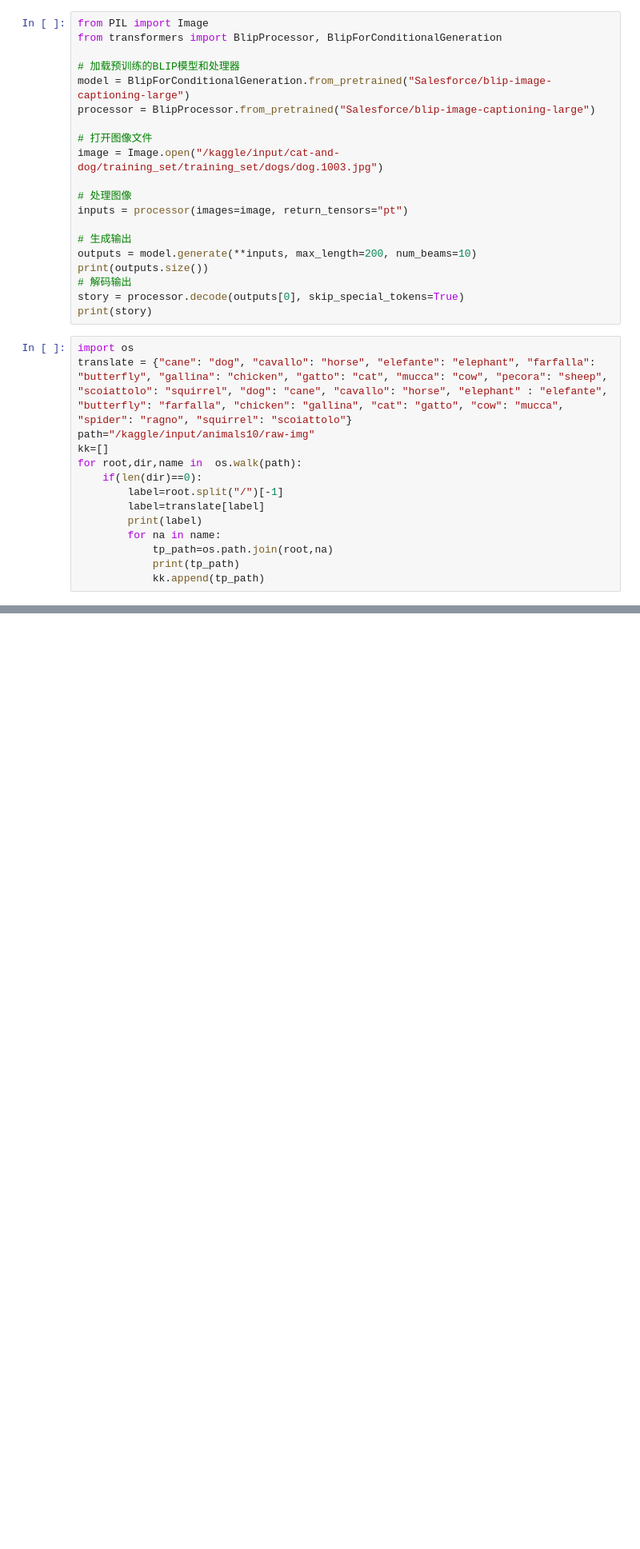
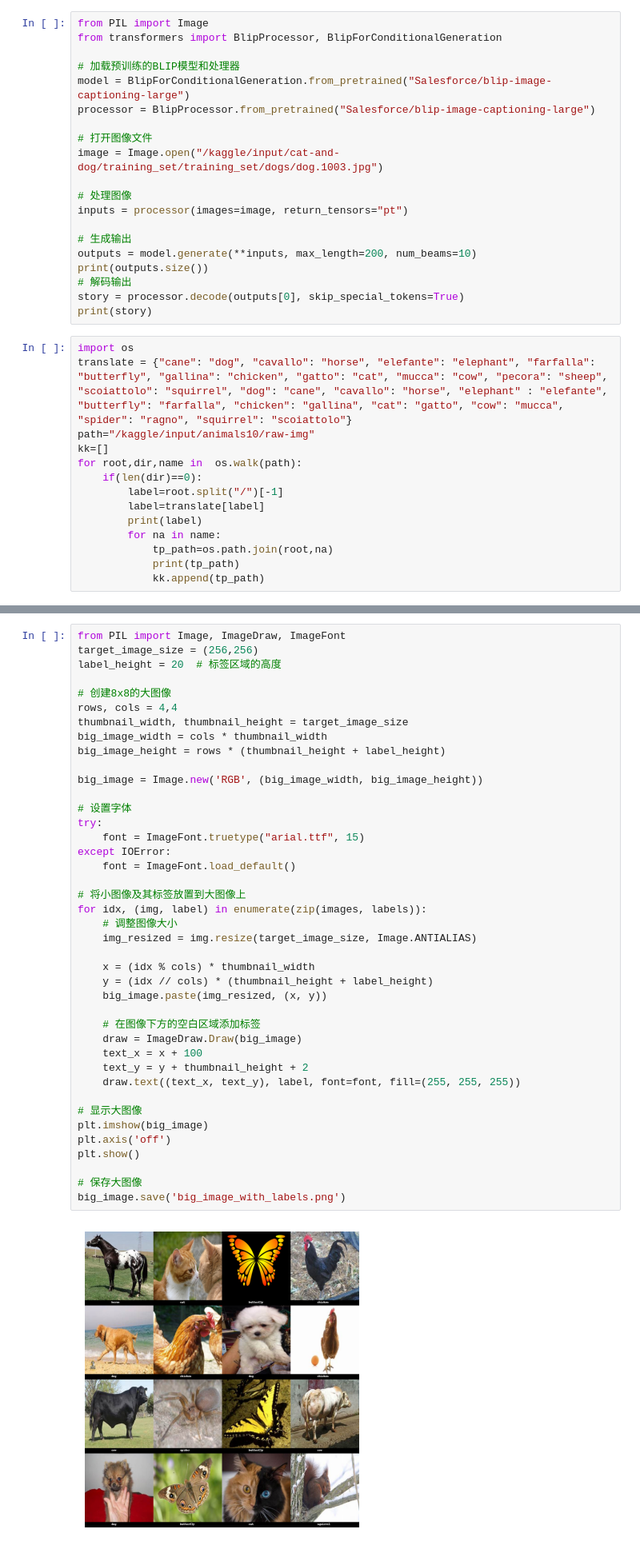
Before and after one commit to sxd66/transformer, a Jupyter notebook: nlp-project.ipynb, the cells around one changed output, grey strips where cells are left out. Shown at 80% size. Saved outputs shown, nothing was run; the diff lists cells and outputs as text; blank space fills up the shorter version.

```diff
--- a/nlp-project.ipynb
+++ b/nlp-project.ipynb
@@ -152,0 +160,43 @@ butterfly
+# %%
+from PIL import Image, ImageDraw, ImageFont
+target_image_size = (256,256)
+label_height = 20  # 标签区域的高度
+
+# 创建8x8的大图像
+rows, cols = 4,4
+thumbnail_width, thumbnail_height = target_image_size
+big_image_width = cols * thumbnail_width
+big_image_height = rows * (thumbnail_height + label_height)
+
+big_image = Image.new('RGB', (big_image_width, big_image_height))
+
+# 设置字体
+try:
+    font = ImageFont.truetype("arial.ttf", 15)
+except IOError:
+    font = ImageFont.load_default()
+
+# 将小图像及其标签放置到大图像上
+for idx, (img, label) in enumerate(zip(images, labels)):
+    # 调整图像大小
+    img_resized = img.resize(target_image_size, Image.ANTIALIAS)
+
+    x = (idx % cols) * thumbnail_width
+    y = (idx // cols) * (thumbnail_height + label_height)
+    big_image.paste(img_resized, (x, y))
+
+    # 在图像下方的空白区域添加标签
+    draw = ImageDraw.Draw(big_image)
+    text_x = x + 100
+    text_y = y + thumbnail_height + 2
+    draw.text((text_x, text_y), label, font=font, fill=(255, 255, 255))
+
+# 显示大图像
+plt.imshow(big_image)
+plt.axis('off')
+plt.show()
+
+# 保存大图像
+big_image.save('big_image_with_labels.png')
+# %% [output]
+[figure, added]
```
Also changed, not shown: parts of 3 cells of this notebook.
